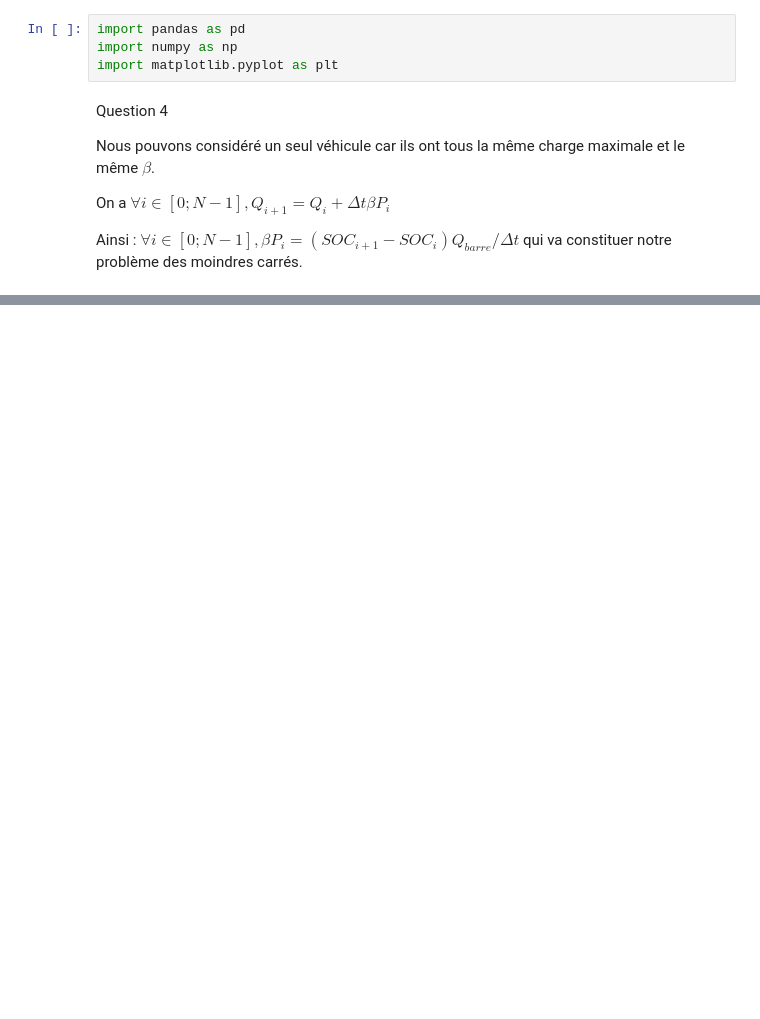
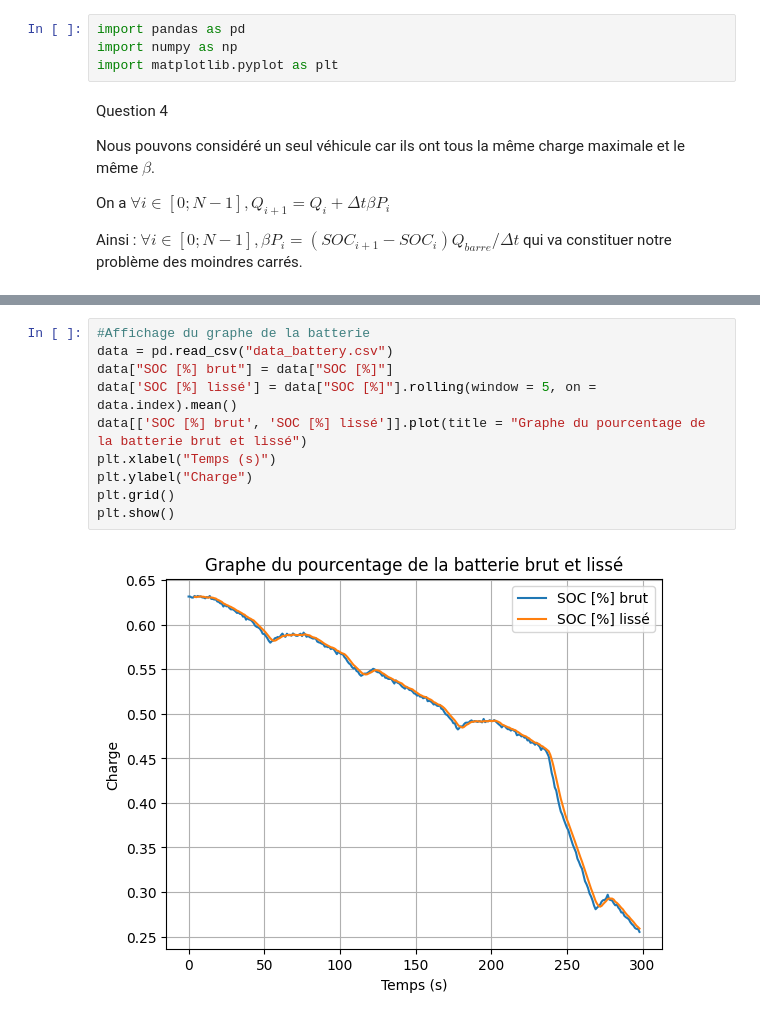
Before and after one commit to ines-g23/Projet-optimisation, a Jupyter notebook: Projet2.ipynb, the cells around one changed output, grey strips where cells are left out. Drawn from its saved outputs; the diff is of its cells as text; blank space fills up the shorter version.

```diff
--- a/Projet2.ipynb
+++ b/Projet2.ipynb
@@ -53,0 +64,12 @@ plt.show()
+# %%
+#Affichage du graphe de la batterie
+data = pd.read_csv("data_battery.csv")
+data["SOC [%] brut"] = data["SOC [%]"]
+data['SOC [%] lissé'] = data["SOC [%]"].rolling(window = 5, on = data.index).mean()
+data[['SOC [%] brut', 'SOC [%] lissé']].plot(title = "Graphe du pourcentage de la batterie brut et lissé")
+plt.xlabel("Temps (s)")
+plt.ylabel("Charge")
+plt.grid()
+plt.show()
+# %% [output]
+[figure, added]
```
Also changed, not shown: parts of 10 cells of this notebook.
